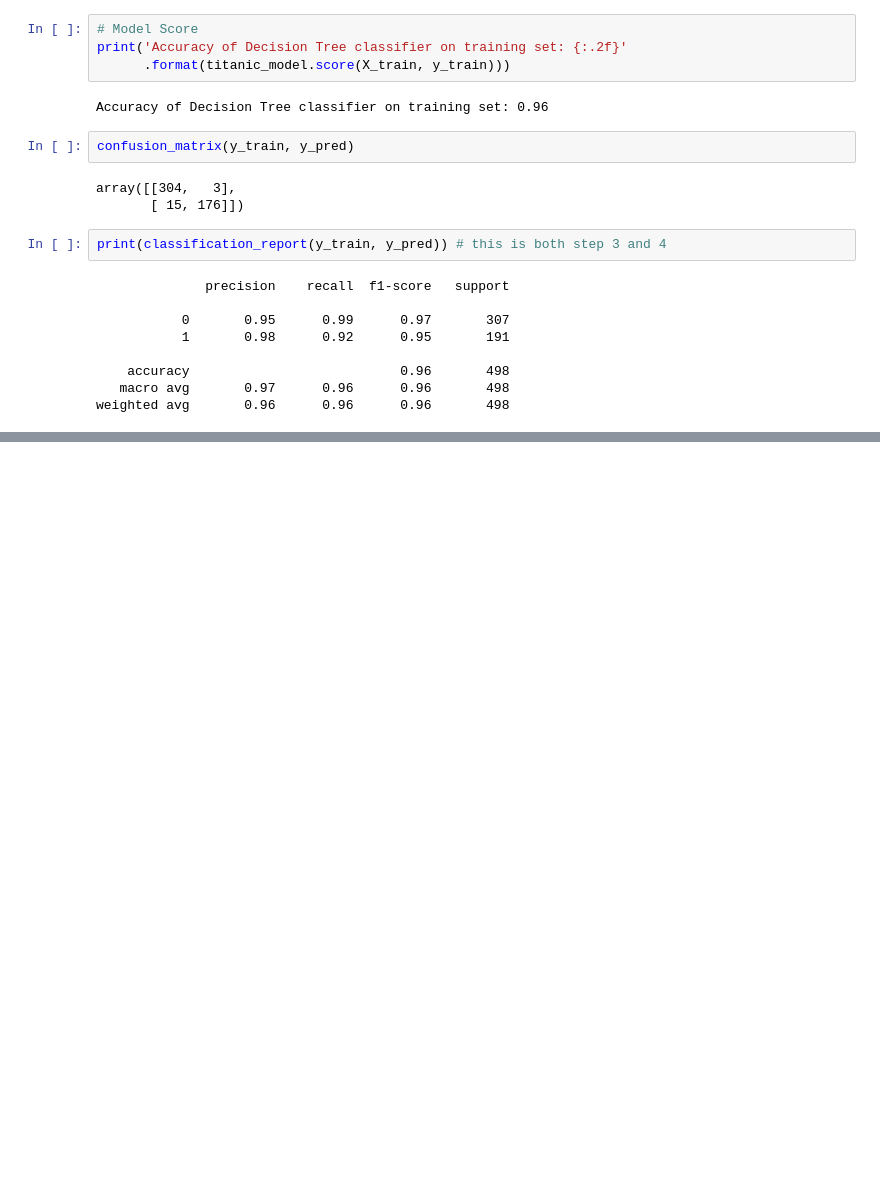
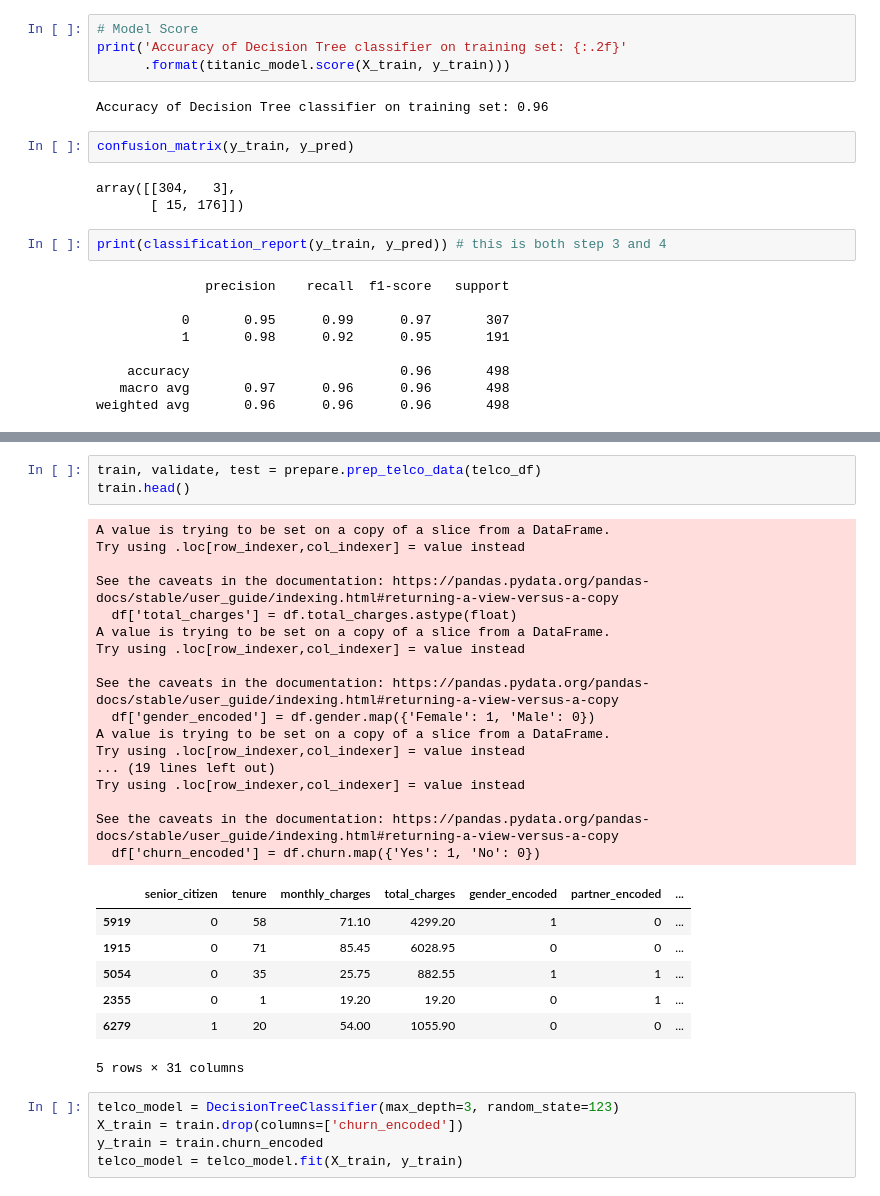
Before and after one commit to paigerackley/classification-exercises, a Jupyter notebook: model.ipynb, the cells around one changed output, grey strips where cells are left out. Drawn from its saved outputs; the diff is of its cells as text; blank space fills up the shorter version.

```diff
--- a/model.ipynb
+++ b/model.ipynb
@@ -180,0 +353,33 @@ Second model has 96% accuracy (max length - 10) while First model (max length =
+# %%
+train, validate, test = prepare.prep_telco_data(telco_df)
+train.head()
+# %% [output]
+A value is trying to be set on a copy of a slice from a DataFrame.
+Try using .loc[row_indexer,col_indexer] = value instead
+
+See the caveats in the documentation: https://pandas.pydata.org/pandas-docs/stable/user_guide/indexing.html#returning-a-view-versus-a-copy
+  df['total_charges'] = df.total_charges.astype(float)
+A value is trying to be set on a copy of a slice from a DataFrame.
+Try using .loc[row_indexer,col_indexer] = value instead
+
+See the caveats in the documentation: https://pandas.pydata.org/pandas-docs/stable/user_guide/indexing.html#returning-a-view-versus-a-copy
+  df['gender_encoded'] = df.gender.map({'Female': 1, 'Male': 0})
+A value is trying to be set on a copy of a slice from a DataFrame.
+Try using .loc[row_indexer,col_indexer] = value instead
+... (19 lines left out)
+Try using .loc[row_indexer,col_indexer] = value instead
+
+See the caveats in the documentation: https://pandas.pydata.org/pandas-docs/stable/user_guide/indexing.html#returning-a-view-versus-a-copy
+  df['churn_encoded'] = df.churn.map({'Yes': 1, 'No': 0})
+|  | senior_citizen | tenure | monthly_charges | total_charges | gender_encoded | partner_encoded | ... |
+| 5919 | 0 | 58 | 71.10 | 4299.20 | 1 | 0 | ... |
+| 1915 | 0 | 71 | 85.45 | 6028.95 | 0 | 0 | ... |
+| 5054 | 0 | 35 | 25.75 | 882.55 | 1 | 1 | ... |
+| 2355 | 0 | 1 | 19.20 | 19.20 | 0 | 1 | ... |
+| 6279 | 1 | 20 | 54.00 | 1055.90 | 0 | 0 | ... |
+5 rows × 31 columns
+# %%
+telco_model = DecisionTreeClassifier(max_depth=3, random_state=123)
+X_train = train.drop(columns=['churn_encoded'])
+y_train = train.churn_encoded
+telco_model = telco_model.fit(X_train, y_train)
```
Also changed, not shown: parts of 53 cells of this notebook, 1 other file.
